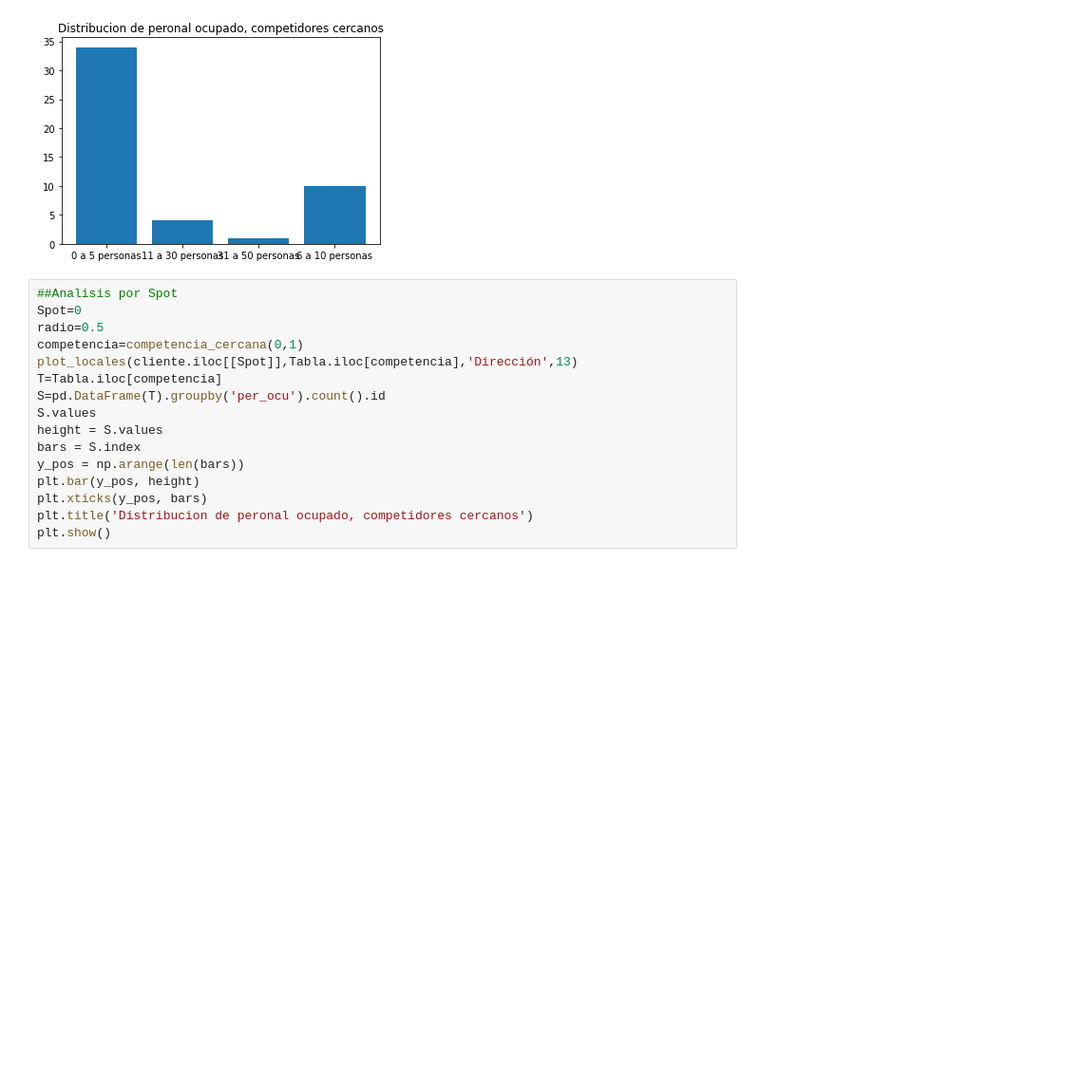
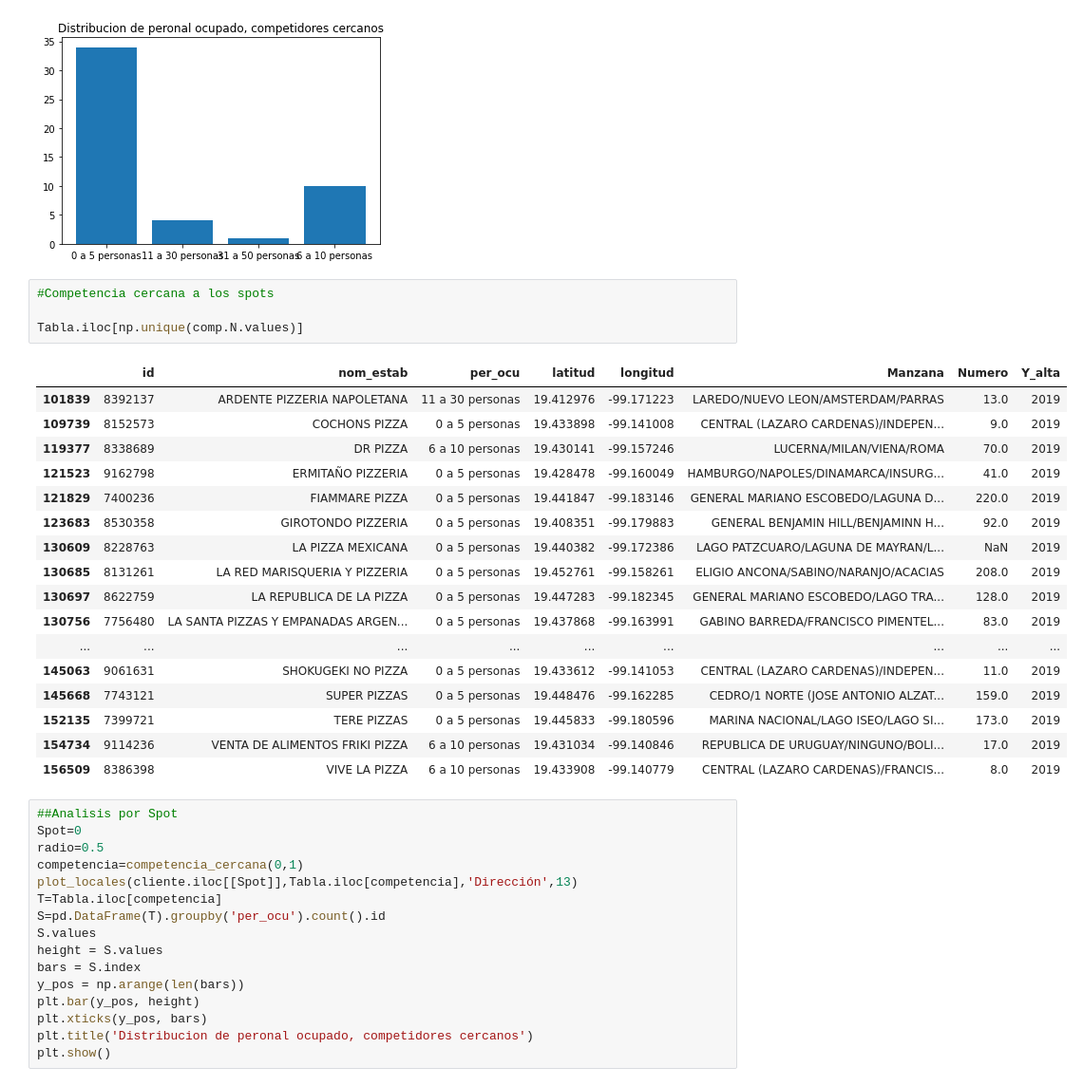
Before and after one commit to sightes/DESAFIOS, a Jupyter notebook: Spot2.ipynb, the cells around one changed output. Shown at 95% size. Cells and saved outputs as stored; diff of their text form; blank space fills up the shorter version.

```diff
--- a/Spot2.ipynb
+++ b/Spot2.ipynb
@@ -156,6 +228,28 @@ plt.show()
 # %% [output]
 [interactive output not drawn]
 [figure]
+# %%
+#Competencia cercana a los spots
+
+Tabla.iloc[np.unique(comp.N.values)]
+# %% [output]
+|  | id | nom_estab | per_ocu | latitud | longitud | Manzana | Numero | Y_alta |
+| 101839 | 8392137 | ARDENTE PIZZERIA NAPOLETANA | 11 a 30 personas | 19.412976 | -99.171223 | LAREDO/NUEVO LEON/AMSTERDAM/PARRAS | 13.0 | 2019 |
+| 109739 | 8152573 | COCHONS PIZZA | 0 a 5 personas | 19.433898 | -99.141008 | CENTRAL (LAZARO CARDENAS)/INDEPEN... | 9.0 | 2019 |
+| 119377 | 8338689 | DR PIZZA | 6 a 10 personas | 19.430141 | -99.157246 | LUCERNA/MILAN/VIENA/ROMA | 70.0 | 2019 |
+| 121523 | 9162798 | ERMITAÑO PIZZERIA | 0 a 5 personas | 19.428478 | -99.160049 | HAMBURGO/NAPOLES/DINAMARCA/INSURG... | 41.0 | 2019 |
+| 121829 | 7400236 | FIAMMARE PIZZA | 0 a 5 personas | 19.441847 | -99.183146 | GENERAL MARIANO ESCOBEDO/LAGUNA D... | 220.0 | 2019 |
+| 123683 | 8530358 | GIROTONDO PIZZERIA | 0 a 5 personas | 19.408351 | -99.179883 | GENERAL BENJAMIN HILL/BENJAMINN H... | 92.0 | 2019 |
+| 130609 | 8228763 | LA PIZZA MEXICANA | 0 a 5 personas | 19.440382 | -99.172386 | LAGO PATZCUARO/LAGUNA DE MAYRAN/L... | NaN | 2019 |
+| 130685 | 8131261 | LA RED MARISQUERIA Y PIZZERIA | 0 a 5 personas | 19.452761 | -99.158261 | ELIGIO ANCONA/SABINO/NARANJO/ACACIAS | 208.0 | 2019 |
+| 130697 | 8622759 | LA REPUBLICA DE LA PIZZA | 0 a 5 personas | 19.447283 | -99.182345 | GENERAL MARIANO ESCOBEDO/LAGO TRA... | 128.0 | 2019 |
+| 130756 | 7756480 | LA SANTA PIZZAS Y EMPANADAS ARGEN... | 0 a 5 personas | 19.437868 | -99.163991 | GABINO BARREDA/FRANCISCO PIMENTEL... | 83.0 | 2019 |
+| ... | ... | ... | ... | ... | ... | ... | ... | ... |
+| 145063 | 9061631 | SHOKUGEKI NO PIZZA | 0 a 5 personas | 19.433612 | -99.141053 | CENTRAL (LAZARO CARDENAS)/INDEPEN... | 11.0 | 2019 |
+| 145668 | 7743121 | SUPER PIZZAS | 0 a 5 personas | 19.448476 | -99.162285 | CEDRO/1 NORTE (JOSE ANTONIO ALZAT... | 159.0 | 2019 |
+| 152135 | 7399721 | TERE PIZZAS | 0 a 5 personas | 19.445833 | -99.180596 | MARINA NACIONAL/LAGO ISEO/LAGO SI... | 173.0 | 2019 |
+| 154734 | 9114236 | VENTA DE ALIMENTOS FRIKI PIZZA | 6 a 10 personas | 19.431034 | -99.140846 | REPUBLICA DE URUGUAY/NINGUNO/BOLI... | 17.0 | 2019 |
+| 156509 | 8386398 | VIVE LA PIZZA | 6 a 10 personas | 19.433908 | -99.140779 | CENTRAL (LAZARO CARDENAS)/FRANCIS... | 8.0 | 2019 |
 # %%
 ##Analisis por Spot
 Spot=0
```
Also changed, not shown: parts of 3 cells of this notebook.
